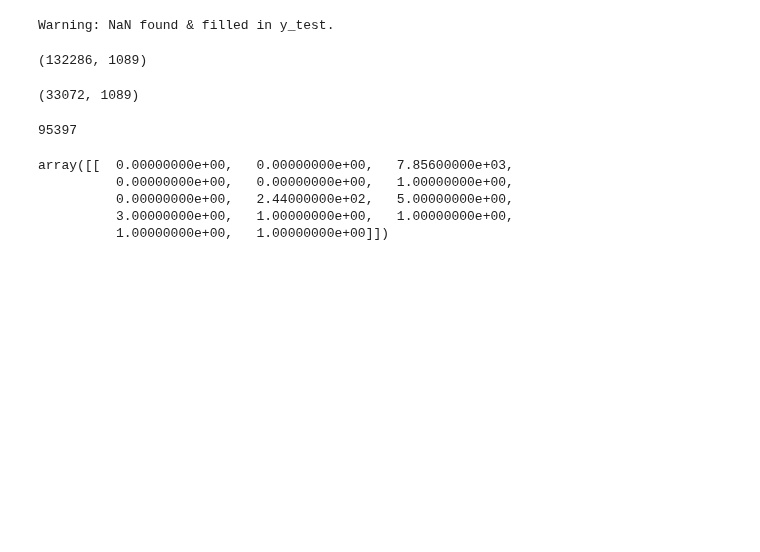
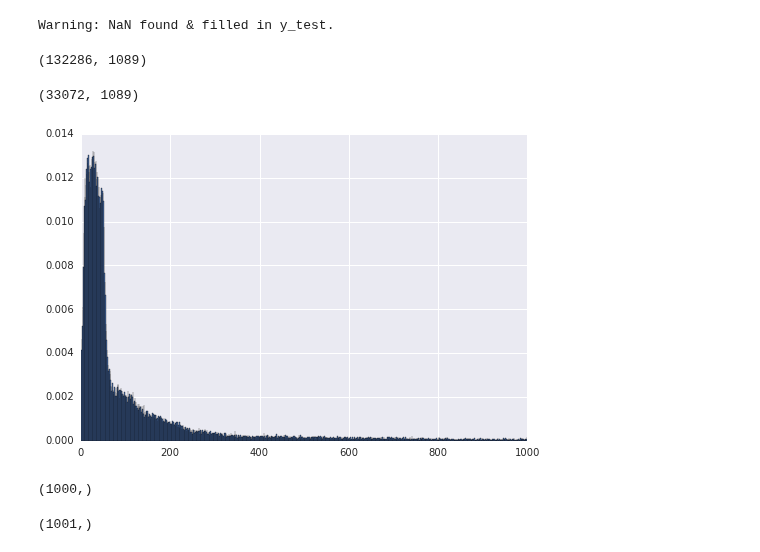
Before and after one commit to MPMakris/Photo_Pro, a Jupyter notebook: notebooks/Web_App Visuals.ipynb, the cells around one changed output. Cells and saved outputs as stored; diff of their text form; code cells hidden in the pictures; blank space fills up the shorter version.

Commit message:
work on visuals

```diff
--- a/notebooks/Web_App Visuals.ipynb
+++ b/notebooks/Web_App Visuals.ipynb
@@ -61,15 +61,16 @@ X_test.shape
 X_combined = pd.concat((X_train, X_test), axis=0)
 # %%
 y_combined = pd.concat((y_train, y_test), axis=0)
-# %%
-y_combined['user_is_pro'].value_counts(ascending=True)[1]
-# %% [output]
-95397
-# %%
-y_combined.loc['27672924@N03'].loc[3311374123].reshape((1, -1))
-# %% [output]
-array([[  0.00000000e+00,   0.00000000e+00,   7.85600000e+03,
-          0.00000000e+00,   0.00000000e+00,   1.00000000e+00,
-          0.00000000e+00,   2.44000000e+02,   5.00000000e+00,
-          3.00000000e+00,   1.00000000e+00,   1.00000000e+00,
-          1.00000000e+00,   1.00000000e+00]])
+# %%
+views = y_train['image_views']
+views_hist,bins,_ = plt.hist(views, bins=1000, range=(0, 1000), normed=True)
+# %% [output]
+[figure, added]
+# %%
+views_hist.shape
+# %% [output]
+(1000,)
+# %%
+bins.shape
+# %% [output]
+(1001,)
```
Also changed, not shown: parts of 15 cells of this notebook.
